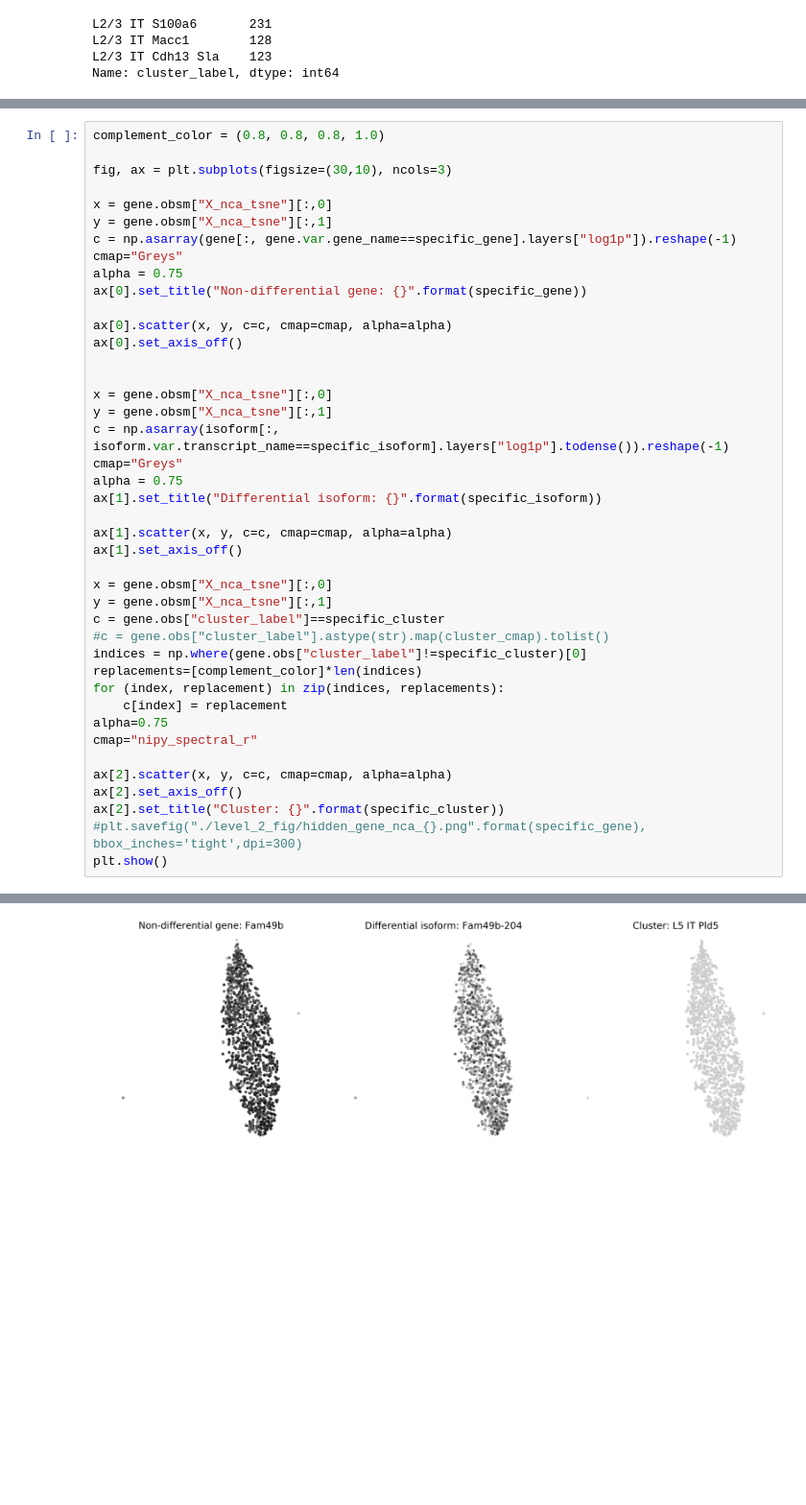
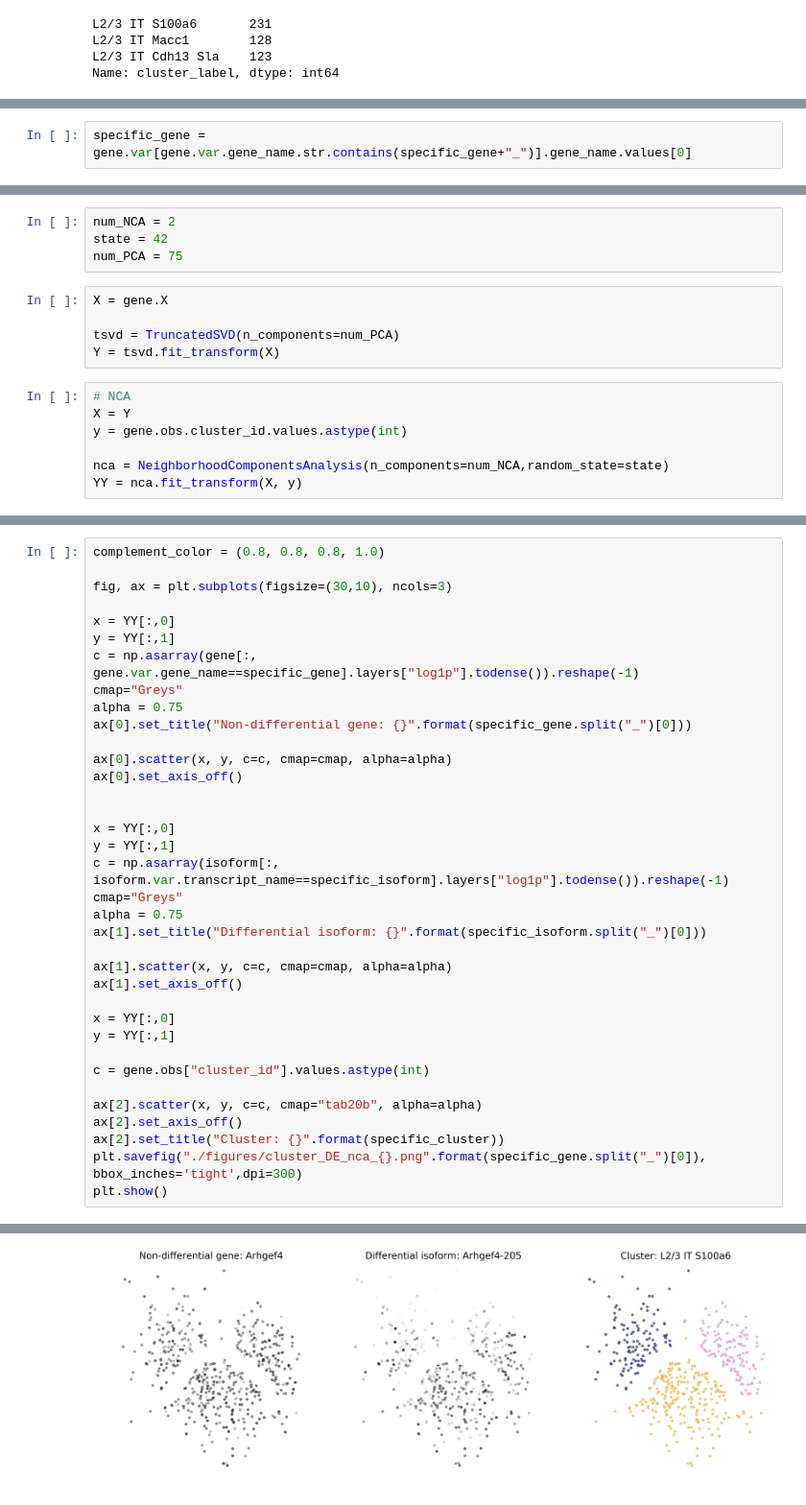
Before and after one commit to pachterlab/BYVSTZP_2020, a Jupyter notebook: analysis/final/cluster_DE.ipynb, the cells around one changed output, grey strips where cells are left out. Shown at 96% size. Saved outputs shown, nothing was run; the diff lists cells and outputs as text; blank space fills up the shorter version.

```diff
--- a/analysis/final/cluster_DE.ipynb
+++ b/analysis/final/cluster_DE.ipynb
@@ -281,3 +307,5 @@ specific_gene = "".join(specific_isoform.split("-")[:-1])
+# %%
+specific_gene = gene.var[gene.var.gene_name.str.contains(specific_gene+"_")].gene_name.values[0]
 # %%
 fig, ax = plt.subplots(figsize=(15,10), nrows=2, sharex=True)
 fig.subplots_adjust(hspace=0, wspace=0)
@@ -342,0 +386,16 @@ plt.show()
+# %%
+num_NCA = 2
+state = 42
+num_PCA = 75
+# %%
+X = gene.X
+
+tsvd = TruncatedSVD(n_components=num_PCA)
+Y = tsvd.fit_transform(X)
+# %%
+# NCA
+X = Y
+y = gene.obs.cluster_id.values.astype(int)
+
+nca = NeighborhoodComponentsAnalysis(n_components=num_NCA,random_state=state)
+YY = nca.fit_transform(X, y)
@@ -345,41 +429,35 @@ complement_color = (0.8, 0.8, 0.8, 1.0)
 
 fig, ax = plt.subplots(figsize=(30,10), ncols=3)
 
-x = gene.obsm["X_nca_tsne"][:,0]
-y = gene.obsm["X_nca_tsne"][:,1]
-c = np.asarray(gene[:, gene.var.gene_name==specific_gene].layers["log1p"]).reshape(-1)
+x = YY[:,0]
+y = YY[:,1]
+c = np.asarray(gene[:, gene.var.gene_name==specific_gene].layers["log1p"].todense()).reshape(-1)
 cmap="Greys"
 alpha = 0.75
-ax[0].set_title("Non-differential gene: {}".format(specific_gene))
+ax[0].set_title("Non-differential gene: {}".format(specific_gene.split("_")[0]))
 
 ax[0].scatter(x, y, c=c, cmap=cmap, alpha=alpha)
 ax[0].set_axis_off()
 
 
-x = gene.obsm["X_nca_tsne"][:,0]
-y = gene.obsm["X_nca_tsne"][:,1]
+x = YY[:,0]
+y = YY[:,1]
 c = np.asarray(isoform[:, isoform.var.transcript_name==specific_isoform].layers["log1p"].todense()).reshape(-1)
 cmap="Greys"
 alpha = 0.75
-ax[1].set_title("Differential isoform: {}".format(specific_isoform))
+ax[1].set_title("Differential isoform: {}".format(specific_isoform.split("_")[0]))
 
 ax[1].scatter(x, y, c=c, cmap=cmap, alpha=alpha)
 ax[1].set_axis_off()
 
-x = gene.obsm["X_nca_tsne"][:,0]
-y = gene.obsm["X_nca_tsne"][:,1]
-c = gene.obs["cluster_label"]==specific_cluster
-#c = gene.obs["cluster_label"].astype(str).map(cluster_cmap).tolist()
-indices = np.where(gene.obs["cluster_label"]!=specific_cluster)[0]
-replacements=[complement_color]*len(indices)
-for (index, replacement) in zip(indices, replacements):
-    c[index] = replacement
-alpha=0.75
-cmap="nipy_spectral_r"
+x = YY[:,0]
+y = YY[:,1]
 
-ax[2].scatter(x, y, c=c, cmap=cmap, alpha=alpha)
+c = gene.obs["cluster_id"].values.astype(int)
+
+ax[2].scatter(x, y, c=c, cmap="tab20b", alpha=alpha)
 ax[2].set_axis_off()
 ax[2].set_title("Cluster: {}".format(specific_cluster))
-#plt.savefig("./level_2_fig/hidden_gene_nca_{}.png".format(specific_gene), bbox_inches='tight',dpi=300)
+plt.savefig("./figures/cluster_DE_nca_{}.png".format(specific_gene.split("_")[0]), bbox_inches='tight',dpi=300)
 plt.show()
 # %% [output]
@@ -398 +481 @@ plt.show()
-[figure, old version]
+[figure, new version]
```
Also changed, not shown: parts of 30 cells of this notebook, 6 other files.
